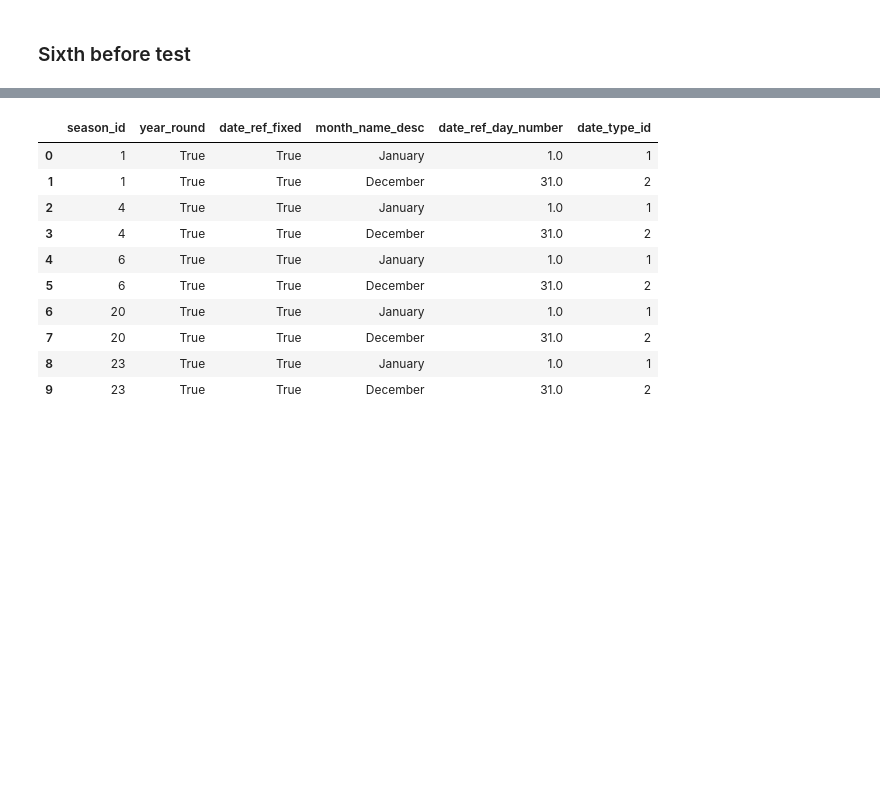
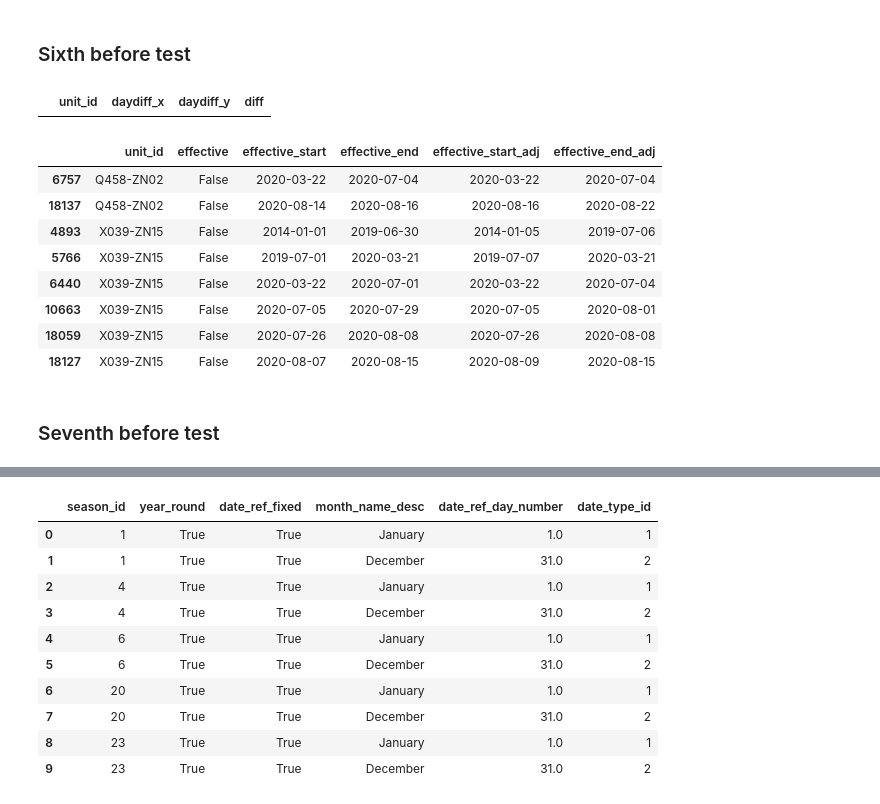
Before and after one commit to NYC-Parks/SLADB, a Jupyter notebook: testing/test_change_requests.ipynb, the cells around one changed output, grey strips where cells are left out. Cells and saved outputs as stored; diff of their text form; code cells hidden in the pictures; blank space fills up the shorter version.

Commit message:
updating three testing notebooks, adding tests and cleaning up descriptions

```diff
--- a/testing/test_change_requests.ipynb
+++ b/testing/test_change_requests.ipynb
@@ -32,3 +34,5 @@ sql_change_request_status = 'select * from sladb.dbo.tbl_change_request_status'
 sql_unit_sla_season = 'select * from sladb.dbo.tbl_unit_sla_season'
 # %%
 sql_vw_sla_pivot = 'select * from vw_sla_code_pivot'
+# %%
+sql_ref_calendar = 'select * from tbl_ref_calendar'
@@ -38,0 +78,7 @@ month_tbl  = pd.read_sql(con = engine, sql = sql_month_tbl)
+# %%
+calendar_tbl  = pd.read_sql(con = engine, sql = sql_ref_calendar)
+# %%
+date_cols_calendar = ['ref_date']
+# %%
+for i in date_cols_calendar:
+    calendar_tbl[i] = pd.to_datetime(calendar_tbl[i])
@@ -240,0 +403,22 @@ timing.append('before')
+# %%
+temp_df[temp_df['diff']==0]
+# %% [output]
+|  | unit_id | daydiff_x | daydiff_y | diff |
+# %%
+before_unit_season[before_unit_season['unit_id'].isin(
+    ['X039-ZN15', 'Q458-ZN02'])].sort_values(by='unit_id')[[
+        'unit_id','effective', 'effective_start', 'effective_end', 'effective_start_adj',
+        'effective_end_adj'
+    ]]
+# %% [output]
+|  | unit_id | effective | effective_start | effective_end | effective_start_adj | effective_end_adj |
+| 6757 | Q458-ZN02 | False | 2020-03-22 | 2020-07-04 | 2020-03-22 | 2020-07-04 |
+| 18137 | Q458-ZN02 | False | 2020-08-14 | 2020-08-16 | 2020-08-16 | 2020-08-22 |
+| 4893 | X039-ZN15 | False | 2014-01-01 | 2019-06-30 | 2014-01-05 | 2019-07-06 |
+| 5766 | X039-ZN15 | False | 2019-07-01 | 2020-03-21 | 2019-07-07 | 2020-03-21 |
+| 6440 | X039-ZN15 | False | 2020-03-22 | 2020-07-01 | 2020-03-22 | 2020-07-04 |
+| 10663 | X039-ZN15 | False | 2020-07-05 | 2020-07-29 | 2020-07-05 | 2020-08-01 |
+| 18059 | X039-ZN15 | False | 2020-07-26 | 2020-08-08 | 2020-07-26 | 2020-08-08 |
+| 18127 | X039-ZN15 | False | 2020-08-07 | 2020-08-15 | 2020-08-09 | 2020-08-15 |
+# %% [markdown]
+### Seventh before test
```
Also changed, not shown: parts of 107 cells of this notebook, 2 other files.
